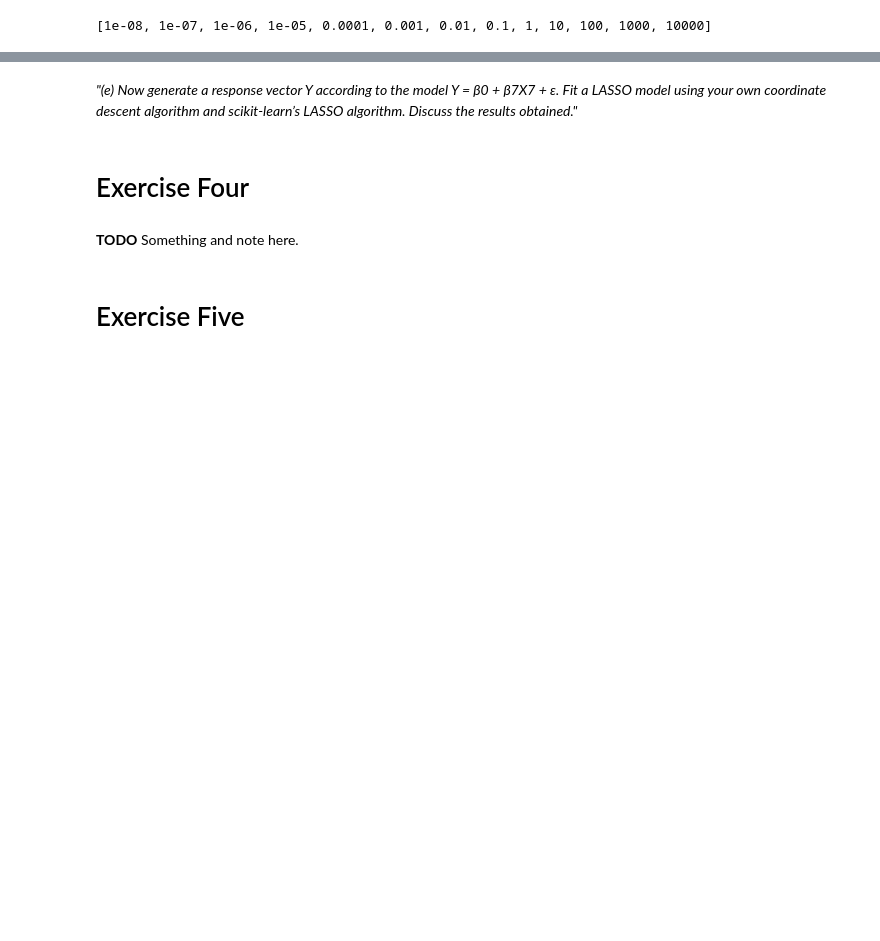
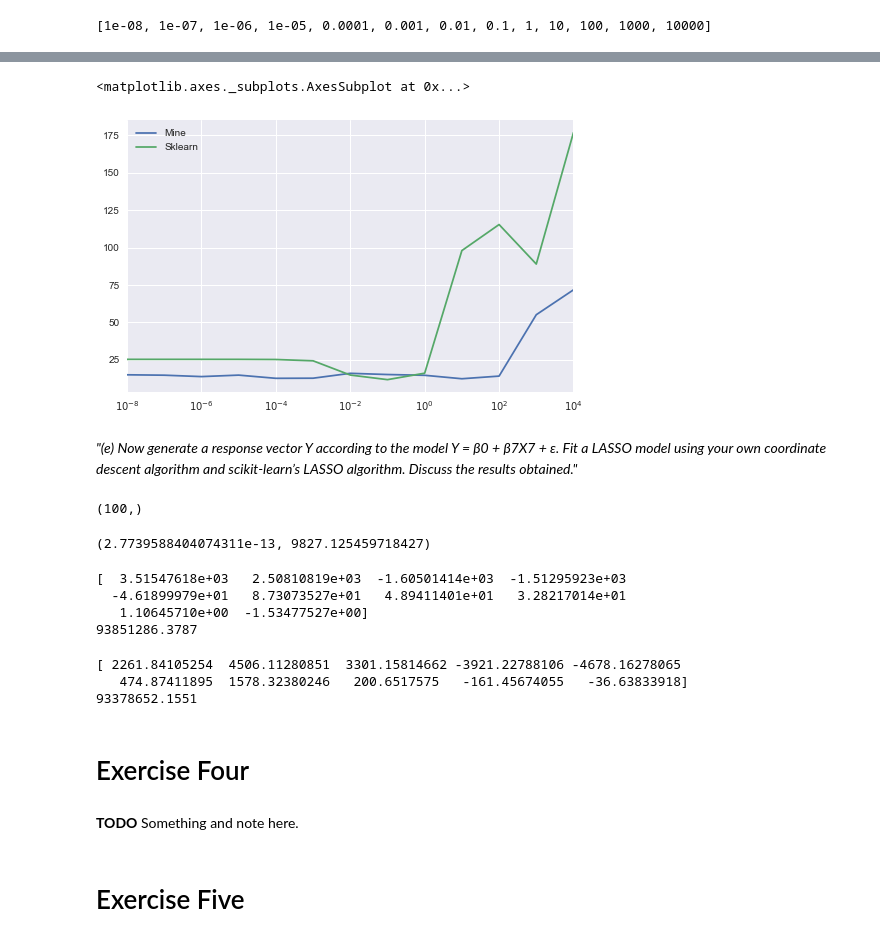
Before and after one commit to aenfield/Data558, a Jupyter notebook: Week05/EnfieldAndrew-HW5.ipynb, the cells around one changed output, grey strips where cells are left out. Cells and saved outputs as stored; diff of their text form; code cells hidden in the pictures; blank space fills up the shorter version.

```diff
--- a/Week05/EnfieldAndrew-HW5.ipynb
+++ b/Week05/EnfieldAndrew-HW5.ipynb
@@ -240,11 +247,11 @@ lambdas
 # %% [output]
 [1e-08, 1e-07, 1e-06, 1e-05, 0.0001, 0.001, 0.01, 0.1, 1, 10, 100, 1000, 10000]
 # %%
-def mse_for_lambda(lam):
-    beta_init = np.zeros(np.size(X_scaled_poly10, 1))
-    betas_rand = cd.randcoorddescent(beta_init, X_scaled_poly10, y_centered, lam, max_iter)
-    return(mse(betas_rand[-1, :]))
+def mse_for_lambda_myimpl(lam, X_train, X_test, y_train, y_test):
+    beta_init = np.zeros(np.size(X_train, 1))
+    betas_rand = cd.randcoorddescent(beta_init, X_train, y_train, lam, max_iter)
+    return(mse_from_beta_coefs(betas_rand[-1, :], X_test, y_test))
 
-mses = [mse_for_lambda(lam) for lam in lambdas]
-list(zip(lambdas, mses))
+mses_myimpl = [mse_for_lambda_myimpl(lam, X_train, X_test, y_train, y_test) for lam in lambdas]
+list(zip(lambdas, mses_myimpl))
 # %% [output]
@@ -264,5 +270,0 @@ list(zip(lambdas, mses))
-# %%
-# TODO run for all values of lambda, but do this after adding in the hold out set
-results = Lasso(alpha=0.0001, fit_intercept=False, max_iter=10000000).fit(X_scaled_poly10, y_centered)
-print(results.coef_)
-print(mse_from_beta_coefs(results.coef_))
@@ -329,0 +271,10 @@ mse(betas_rand[-1, :])
+# %%
+def mse_for_lambda_sklearn(lam, X_train, X_test, y_train, y_test):
+    results = Lasso(alpha=lam, fit_intercept=False, max_iter=10000000).fit(X_train, y_train)
+    return(mse_from_beta_coefs(results.coef_, X_test, y_test))
+
+mses_sklearn = [mse_for_lambda_sklearn(lam, X_train, X_test, y_train, y_test) for lam in lambdas]
+list(zip(lambdas, mses_sklearn))
+
+# Side note: there's opportunity for reducing duplication with the
+# prev function by injecting the function that gets the coefs
@@ -329,0 +295,4 @@ mse(betas_rand[-1, :])
+# %%
+mses = pd.DataFrame({'Mine': mses_myimpl,
+                     'Sklearn': mses_sklearn}, index=lambdas)
+mses
@@ -330,5 +314,45 @@ mse(betas_rand[-1, :])
+# %%
+mses.plot(logx=True)
+# %% [output]
+<matplotlib.axes._subplots.AxesSubplot at 0x...>
+[figure, added]
 # %% [markdown]
 *"(e) Now generate a response vector Y according to the model Y = β0 + β7X7 + ε. Fit a LASSO model using your own coordinate descent algorithm and scikit-learn’s LASSO algorithm. Discuss the results obtained."*
+# %%
+b7 = 12
+new_y = b0 + (b7*(X[:,0]**7)) + e
+print(new_y.shape)
+# %% [output]
+(100,)
+# %%
+new_y_centered = preprocessing.scale(new_y, with_std=False)
+np.mean(new_y_centered), np.std(new_y_centered)
+# %% [output]
+(2.7739588404074311e-13, 9827.125459718427)
+# %%
+# setting lambda to the highest value that gave low MSEs for both
+# my implementation and sklearn
+optimal_lambda = 1
+
+beta_init = np.zeros(np.size(X_scaled_poly10, 1))
+betas_rand = cd.randcoorddescent(beta_init, X_scaled_poly10, new_y_centered,
+                                 optimal_lambda, max_iter)
+print(betas_rand[-1,:])
+print(mse_from_beta_coefs(betas_rand[-1, :], X_scaled_poly10, new_y_centered))
+# %% [output]
+[  3.51547618e+03   2.50810819e+03  -1.60501414e+03  -1.51295923e+03
+  -4.61899979e+01   8.73073527e+01   4.89411401e+01   3.28217014e+01
+   1.10645710e+00  -1.53477527e+00]
+93851286.3787
+# %%
+results_sklearn = Lasso(alpha=optimal_lambda, fit_intercept=False,
+                        max_iter=10000000).fit(X_scaled_poly10, new_y_centered)
+print(results_sklearn.coef_)
+print(mse_from_beta_coefs(results_sklearn.coef_, X_scaled_poly10, new_y_centered))
+# %% [output]
+[ 2261.84105254  4506.11280851  3301.15814662 -3921.22788106 -4678.16278065
+   474.87411895  1578.32380246   200.6517575   -161.45674055   -36.63833918]
+93378652.1551
 # %% [markdown]
 # Exercise Four
 # %% [markdown]
```
Also changed, not shown: parts of 20 cells of this notebook.
